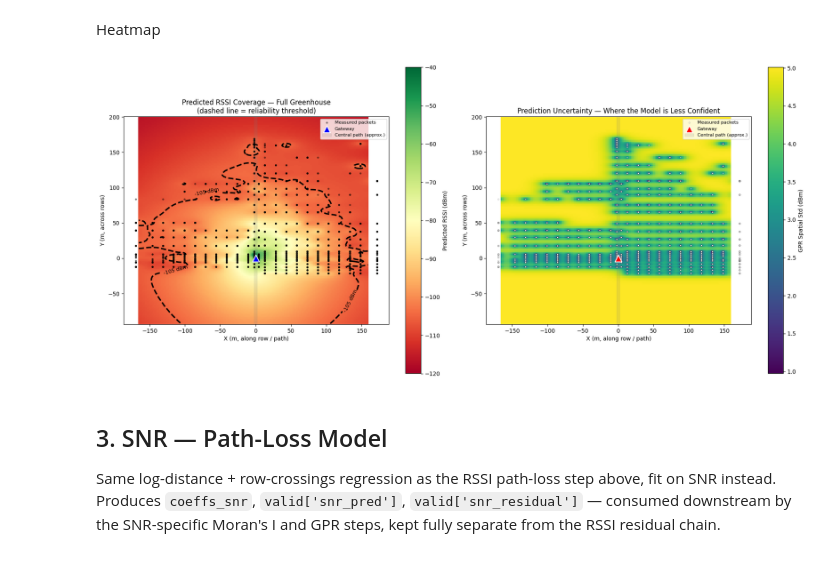
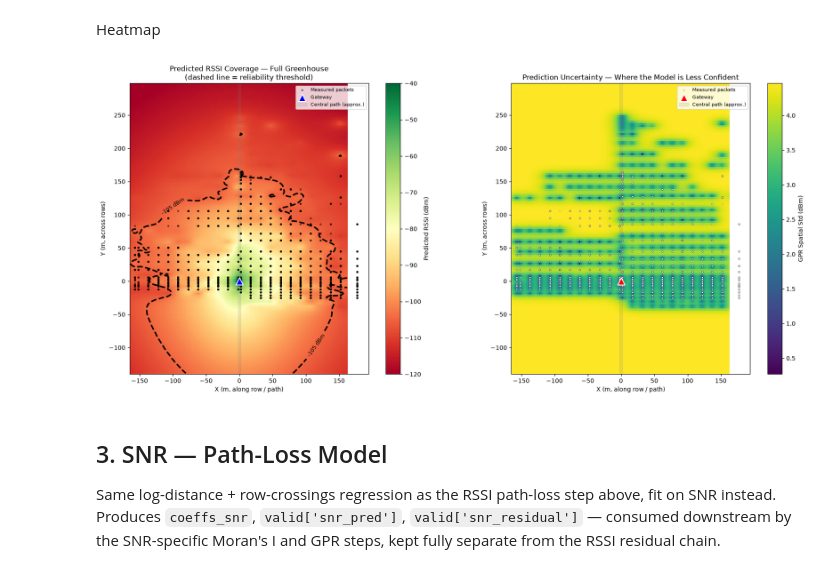
Before and after one commit to Andresfgomez970/LorawanPlacement, a Jupyter notebook: final_model_SNR.ipynb, the cells around one changed output. Drawn from its saved outputs; the diff is of its cells as text; code cells hidden in the pictures.

```diff
--- a/final_model_SNR.ipynb
+++ b/final_model_SNR.ipynb
@@ -483,12 +485,12 @@ import pandas as pd
 
 # generation of predictions
 
-x_min, x_max = -165.3, 158.7
+x_min, x_max = -164, 164
 y_min, y_max = -92.4, 198.0
 grid_res = 2.0
 
-x_grid = np.arange(x_min, x_max + grid_res, grid_res)
-y_grid = np.arange(y_min, y_max + grid_res, grid_res)
+x_grid = np.arange(x_min, x_max, grid_res)
+y_grid = np.arange(y_min, y_max, grid_res)
 xx, yy = np.meshgrid(x_grid, y_grid)
 
 grid_df = pd.DataFrame({'x_m': xx.ravel(), 'y_m': yy.ravel()})
@@ -558,49 +560,50 @@ fig, axes = plt.subplots(1, 2, figsize=(18, 8))
 threshold_dbm = -105  # adjust to your target SF's sensitivity + desired margin
 
 # --- Panel 1: Predicted RSSI coverage ---
-im1 = axes[0].pcolormesh(xx, yy, rssi_grid, cmap='RdYlGn', shading='auto',
+im1 = axes[0].pcolormesh(xx, yy / 1.1 * 1.65, rssi_grid, cmap='RdYlGn', shading='auto',
                            vmin=-120, vmax=-40)
 cbar1 = plt.colorbar(im1, ax=axes[0])
 cbar1.set_label('Predicted RSSI (dBm)')
 
-contour1 = axes[0].contour(xx, yy, rssi_grid, levels=[threshold_dbm],
+contour1 = axes[0].contour(xx, yy / 1.1 * 1.65, rssi_grid, levels=[threshold_dbm],
                              colors='black', linewidths=2.5, linestyles='--')
 axes[0].clabel(contour1, fmt=f'{threshold_dbm} dBm', fontsize=9)
+
 
 axes[0].scatter(valid['x_m'], valid['y_m'], c='black', s=6, alpha=0.4,
                  label='Measured packets')
 axes[0].scatter(0, 0, c='blue', s=150, marker='^', edgecolor='white',
                  linewidth=1.5, label='Gateway', zorder=5)
 axes[0].axvspan(-2, 2, color='grey', alpha=0.15, label='Central path (approx.)')
 
 axes[0].set_xlabel('X (m, along row / path)')
 axes[0].set_ylabel('Y (m, across rows)')
 axes[0].set_title('Predicted RSSI Coverage — Full Greenhouse\n(dashed line = reliability threshold)')
 axes[0].legend(loc='upper right', fontsize=8)
 axes[0].set_aspect('equal')
 
 # --- Panel 2: Prediction uncertainty (unchanged, contour not meaningful here) ---
-im2 = axes[1].pcolormesh(xx, yy, std_grid, cmap='viridis', shading='auto')
+im2 = axes[1].pcolormesh(xx, yy / 1.1 * 1.65, std_grid, cmap='viridis', shading='auto')
 cbar2 = plt.colorbar(im2, ax=axes[1])
 cbar2.set_label('GPR Spatial Std (dBm)')
 
 axes[1].scatter(valid['x_m'], valid['y_m'], c='white', s=6, alpha=0.5,
                  edgecolor='black', linewidth=0.3, label='Measured packets')
 axes[1].scatter(0, 0, c='red', s=150, marker='^', edgecolor='white',
                  linewidth=1.5, label='Gateway', zorder=5)
 axes[1].axvspan(-2, 2, color='grey', alpha=0.15, label='Central path (approx.)')
 
 axes[1].set_xlabel('X (m, along row / path)')
 axes[1].set_ylabel('Y (m, across rows)')
 axes[1].set_title('Prediction Uncertainty — Where the Model is Less Confident')
 axes[1].legend(loc='upper right', fontsize=8)
 axes[1].set_aspect('equal')
 
 plt.tight_layout()
 plt.savefig('coverage_heatmap_full_greenhouse.png', dpi=150, bbox_inches='tight')
 plt.show()
 # %% [output]
-[figure, old version]
+[figure, new version]
 # %% [markdown]
 ## 3. SNR — Path-Loss Model
 
```
Also changed, not shown: parts of 13 cells of this notebook, 6 other files.
